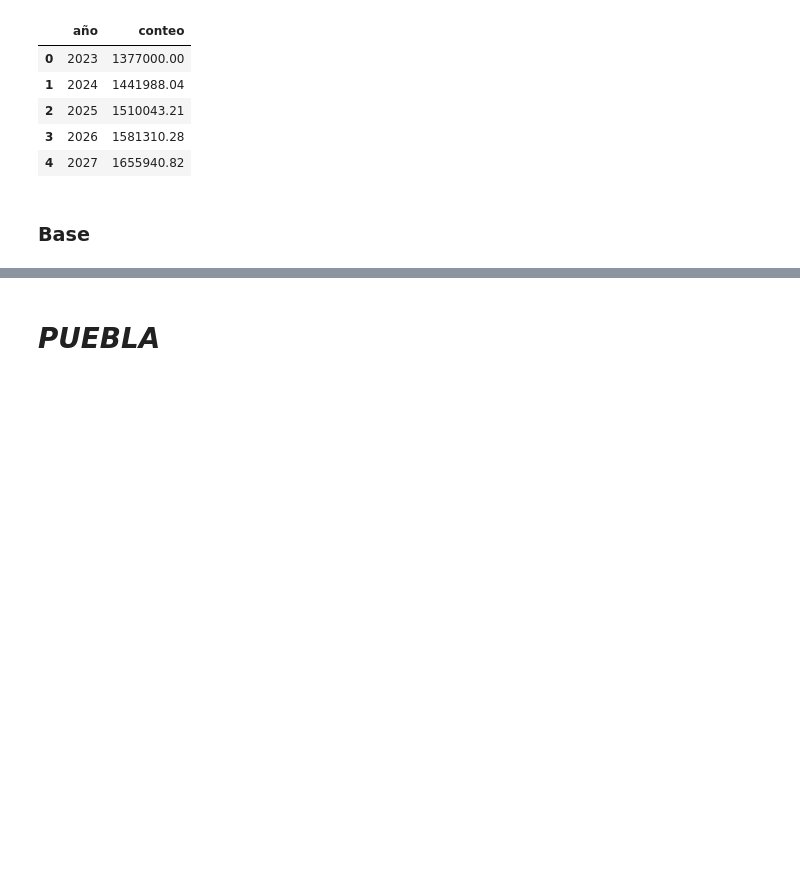
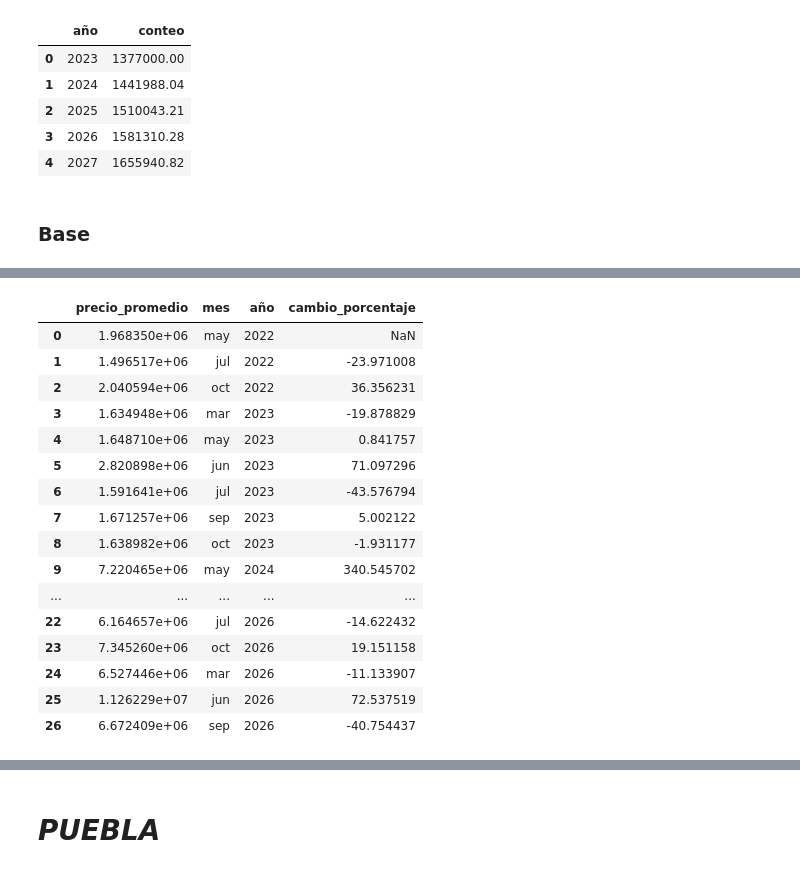
Before and after one commit to MiguelDWT4toCreativo/Datalpine, a Jupyter notebook: resources/jupyter/precio_media_anual_off.ipynb, the cells around one changed output, grey strips where cells are left out. Cells and saved outputs as stored; diff of their text form; code cells hidden in the pictures; blank space fills up the shorter version.

Commit message:
Precio media anual, Tulancingo y Puebla

```diff
--- a/resources/jupyter/precio_media_anual_off.ipynb
+++ b/resources/jupyter/precio_media_anual_off.ipynb
@@ -564,0 +705,3 @@ fig.show()
+# %%
+pachuca_precio_media_anual = pd.concat([precio_media_anual_pachuca,precio_media_anual_siguientes], ignore_index=True)
+pachuca_precio_media_anual
@@ -564,0 +782,31 @@ fig.show()
+# %%
+# Agrupa por mes y calcula el promedio de los precios para 2022 y 2023
+promedio_meses = df_promedios_precio_mes.groupby('mes')['precio_promedio'].mean()
+
+# Calcula el promedio del porcentaje de cambio
+cambio_porcentaje_pachuca = df_promedios_precio_mes['cambio_porcentaje'].mean()
+
+# Lista para almacenar los precios predichos
+precios_predichos = []
+
+# Itera sobre los años 2024, 2025 y 2026
+for año in [2024, 2025, 2026]:
+    # Itera sobre los meses disponibles en 2022 y 2023
+    for mes in df_promedios_precio_mes['mes'].unique():
+        # Verifica si el mes está en el índice de los promedios calculados
+        if mes in promedio_meses.index:
+            # Obtiene el precio promedio del mes correspondiente en 2022 y 2023
+            precio_mes_promedio = promedio_meses[mes]
+            # Calcula el precio predicho para el mes y año actuales
+            precio_predicho = precio_mes_promedio * (1 + cambio_porcentaje_pachuca)
+        else:
+            # Si el mes no está presente en los datos de 2022 o 2023, usa el precio predicho del mes anterior
+            precio_predicho = precios_predichos[-1]['precio_promedio']
+        # Agrega el nuevo registro a la lista de precios predichos
+        precios_predichos.append({'mes': mes, 'año': año, 'precio_promedio': precio_predicho})
+
+# Convierte la lista de precios predichos en un DataFrame
+df_precios_predichos = pd.DataFrame(precios_predichos)
+
+# Muestra el DataFrame con los precios predichos
+print(df_precios_predichos)
@@ -564,0 +833,4 @@ fig.show()
+# %%
+tul_precio_media_anual = pd.concat([df_promedios_precio_mes,df_precios_predichos], ignore_index=True)
+tul_precio_media_anual = tul_precio_media_anual.drop('cambio_porcentaje', axis=1)
+tul_precio_media_anual
@@ -564,0 +855,23 @@ fig.show()
+# %%
+tul_precio_media_anual['cambio_porcentaje'] = tul_precio_media_anual['precio_promedio'].pct_change() * 100
+tul_precio_media_anual['año'] = tul_precio_media_anual['año'].astype(int)
+
+tul_precio_media_anual
+# %% [output]
+|  | precio_promedio | mes | año | cambio_porcentaje |
+| 0 | 1.968350e+06 | may | 2022 | NaN |
+| 1 | 1.496517e+06 | jul | 2022 | -23.971008 |
+| 2 | 2.040594e+06 | oct | 2022 | 36.356231 |
+| 3 | 1.634948e+06 | mar | 2023 | -19.878829 |
+| 4 | 1.648710e+06 | may | 2023 | 0.841757 |
+| 5 | 2.820898e+06 | jun | 2023 | 71.097296 |
+| 6 | 1.591641e+06 | jul | 2023 | -43.576794 |
+| 7 | 1.671257e+06 | sep | 2023 | 5.002122 |
+| 8 | 1.638982e+06 | oct | 2023 | -1.931177 |
+| 9 | 7.220465e+06 | may | 2024 | 340.545702 |
+| ... | ... | ... | ... | ... |
+| 22 | 6.164657e+06 | jul | 2026 | -14.622432 |
+| 23 | 7.345260e+06 | oct | 2026 | 19.151158 |
+| 24 | 6.527446e+06 | mar | 2026 | -11.133907 |
+| 25 | 1.126229e+07 | jun | 2026 | 72.537519 |
+| 26 | 6.672409e+06 | sep | 2026 | -40.754437 |
```
Also changed, not shown: parts of 30 cells of this notebook, 4 other files.
